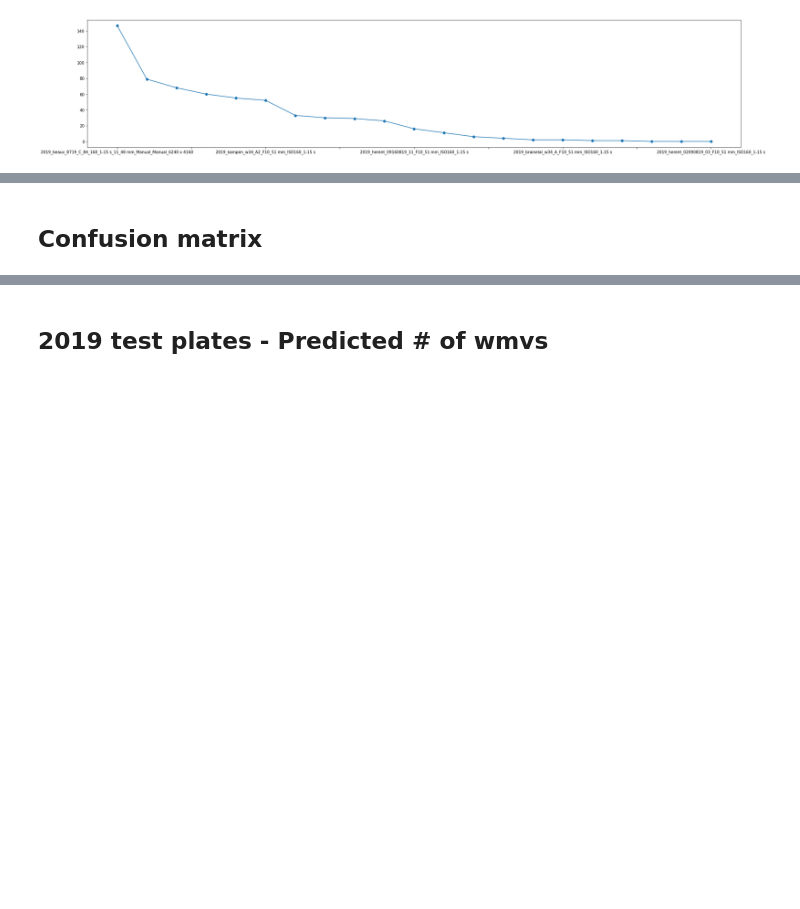
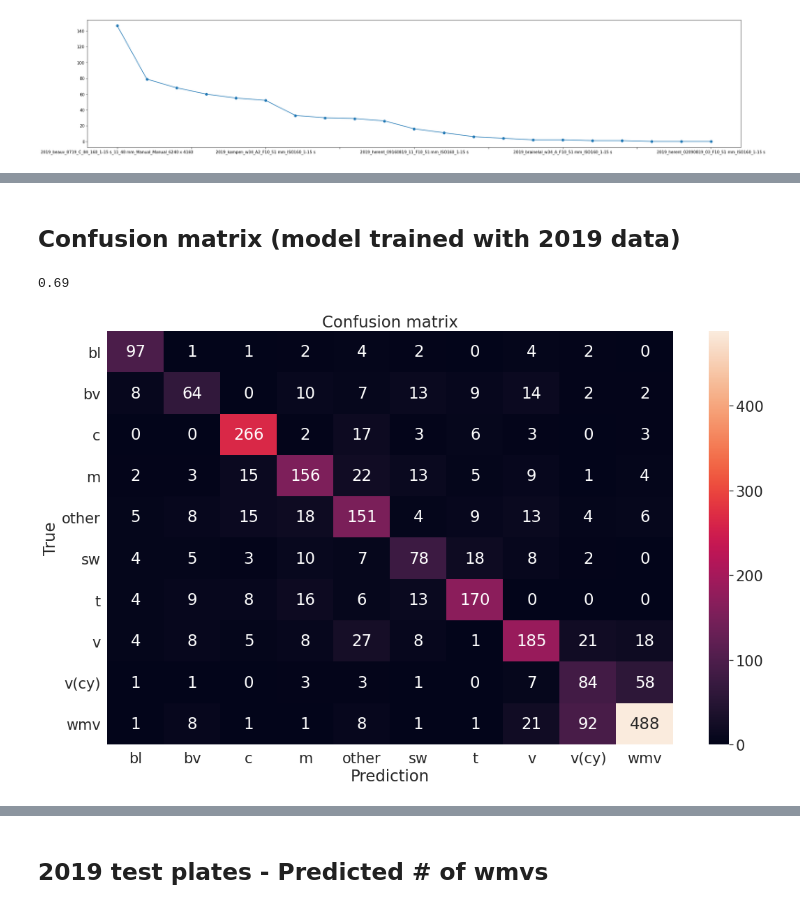
Before and after one commit to kalfasyan/yannis_impy, a Jupyter notebook: Predict_#_wmvs.ipynb, the cells around one changed output, grey strips where cells are left out. Cells and saved outputs as stored; diff of their text form; code cells hidden in the pictures; blank space fills up the shorter version.

```diff
--- a/Predict_#_wmvs.ipynb
+++ b/Predict_#_wmvs.ipynb
@@ -160,2 +207,22 @@ print(name_map)
 # %% [markdown]
-## Confusion matrix
+## Confusion matrix (model trained with 2019 data)
+# %%
+from sklearn.metrics import accuracy_score, balanced_accuracy_score, confusion_matrix
+import seaborn as sns
+print(f"{balanced_accuracy_score(y_test, y_pred):.2}")
+
+sns.set(font_scale=1.9)
+plt.figure(figsize=(16,10))
+cm = confusion_matrix(le.fit_transform(y_test), y_pred, normalize=None)
+
+sns.heatmap(cm, annot=True, xticklabels=list(name_map.values()), yticklabels=list(name_map.values()), fmt='g',
+           vmin=0, vmax=np.max(cm))
+plt.ylabel('True')
+plt.xlabel('Prediction')
+plt.title(f"Confusion matrix")
+sns.set(font_scale=1.8)
+plt.tight_layout()
+plt.savefig(f"{created_data_path}/results/confusionmatrix_2019data_{nb_classes}classes_nonormalization.png")
+# %% [output]
+0.69
+[figure, added]
```
Also changed, not shown: parts of 46 cells of this notebook, 5 other files.
